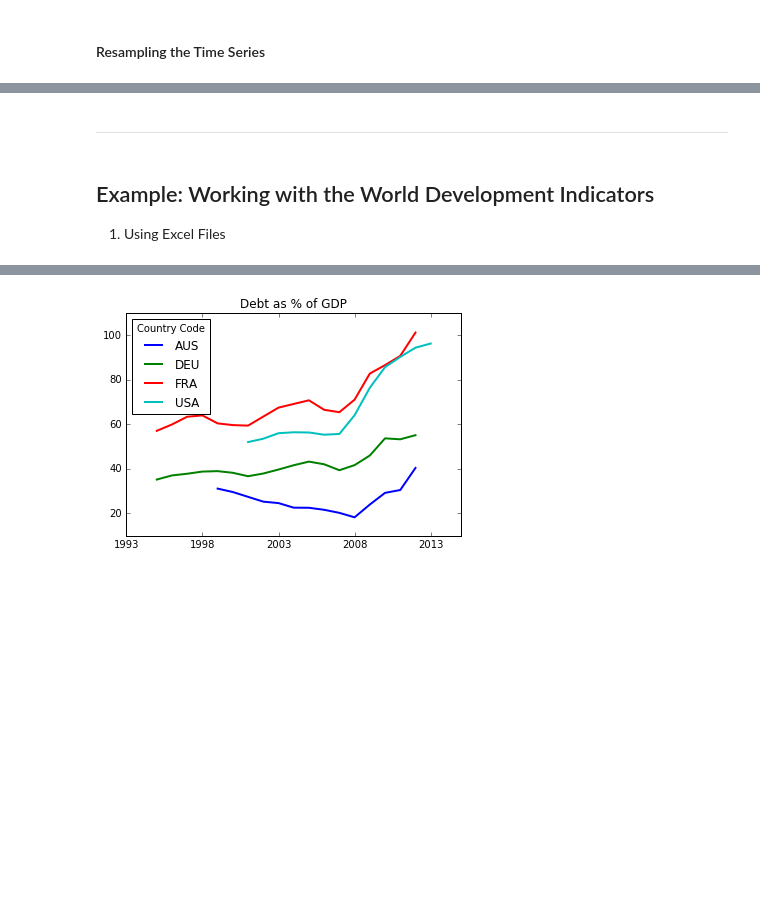
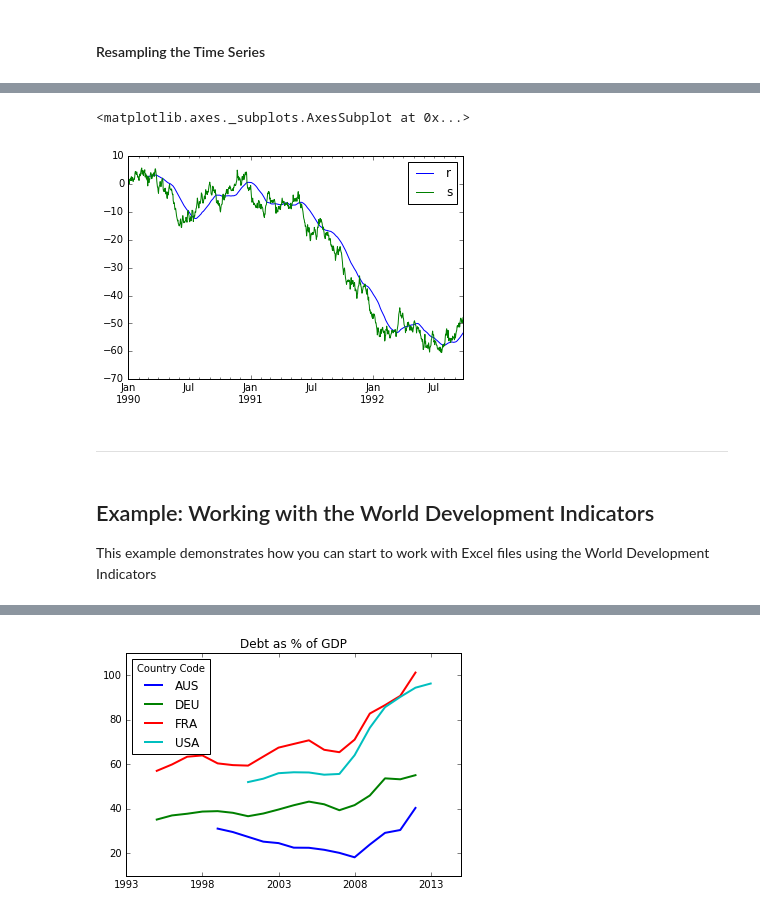
Before and after one commit to mmcky/nyu-econ-370, a Jupyter notebook: notebooks/intro-python-and-data-analysis.ipynb, the cells around one changed output, grey strips where cells are left out. Drawn from its saved outputs; the diff is of its cells as text; code cells hidden in the pictures; blank space fills up the shorter version.

```diff
--- a/notebooks/intro-python-and-data-analysis.ipynb
+++ b/notebooks/intro-python-and-data-analysis.ipynb
@@ -619,9 +675,17 @@ Freq: T, dtype: int64
+# %%
+r = pd.rolling_mean(s, 60)
+#Note: r = s.rolling(window=60) [As of Pandas version 0.18]
+data = pd.DataFrame({'s' : s, 'r' : r})
+data.plot()
+# %% [output]
+<matplotlib.axes._subplots.AxesSubplot at 0x...>
+[figure, added]
 # %% [markdown]
 -----------------------------------------------------------------------
 # %% [markdown]
 ## Example: Working with the World Development Indicators
 
-1. Using Excel Files
+This example demonstrates how you can start to work with Excel files using the World Development Indicators
 # %%
 %matplotlib inline
 from pandas.io.excel import ExcelFile
```
Also changed, not shown: parts of 54 cells of this notebook, 2 other files.
